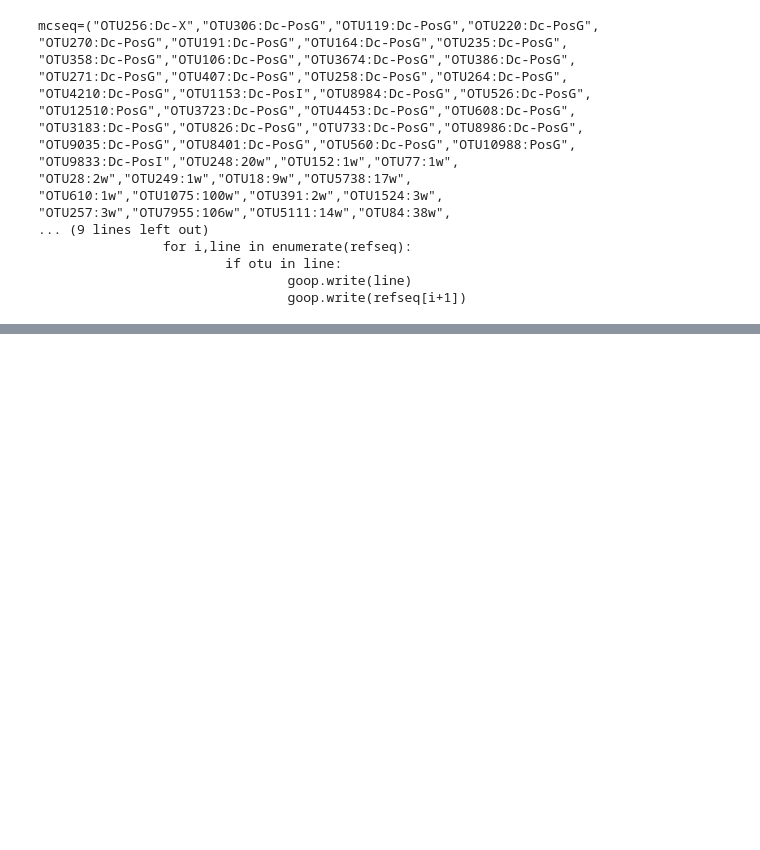
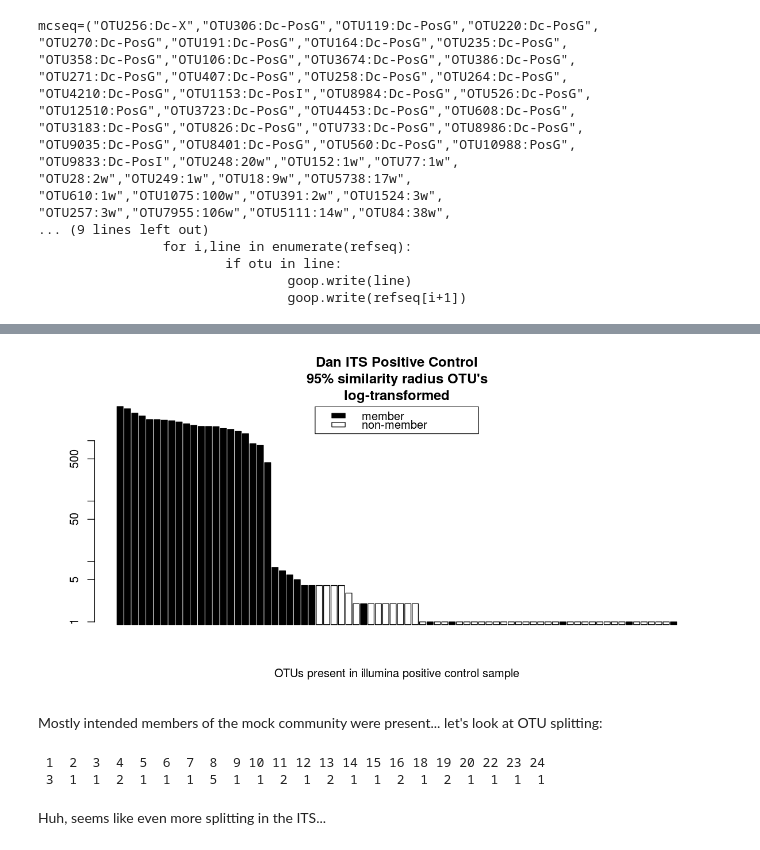
Before and after one commit to danchurch/taiwan_combined_stats, a Jupyter notebook: CSrev/CSrev.ipynb, the cells around one changed output, grey strips where cells are left out. Saved outputs shown, nothing was run; the diff lists cells and outputs as text; code cells hidden in the pictures; blank space fills up the shorter version.

```diff
--- a/CSrev/CSrev.ipynb
+++ b/CSrev/CSrev.ipynb
@@ -374,0 +628,19 @@ not enough rows... check this
+# %%
+options(repr.plot.width = 10, repr.plot.height = 5)
+barplot(danITS95bar$danITS95, names.arg=NULL, col = danITS95bar$member,
+        log="y", main="Dan ITS Positive Control\n95% similarity radius OTU's\nlog-transformed",
+        xlab='OTUs present in illumina positive control sample')
+        legend("top", legend=c('member','non-member'), fill=c(1,0))
+# %% [output]
+[figure, added]
+# %% [markdown]
+Mostly intended members of the mock community were present... let's look at OTU splitting:
+# %%
+dtab <- table(danITS95bar$MC)
+dtab <- dtab[-1] #exclude non-members
+dtab
+# %% [output]
+ 1  2  3  4  5  6  7  8  9 10 11 12 13 14 15 16 18 19 20 22 23 24
+ 3  1  1  2  1  1  1  5  1  1  2  1  2  1  1  2  1  2  1  1  1  1
+# %% [markdown]
+Huh, seems like even more splitting in the ITS...
```
Also changed, not shown: parts of 58 cells of this notebook, 12 other files.
